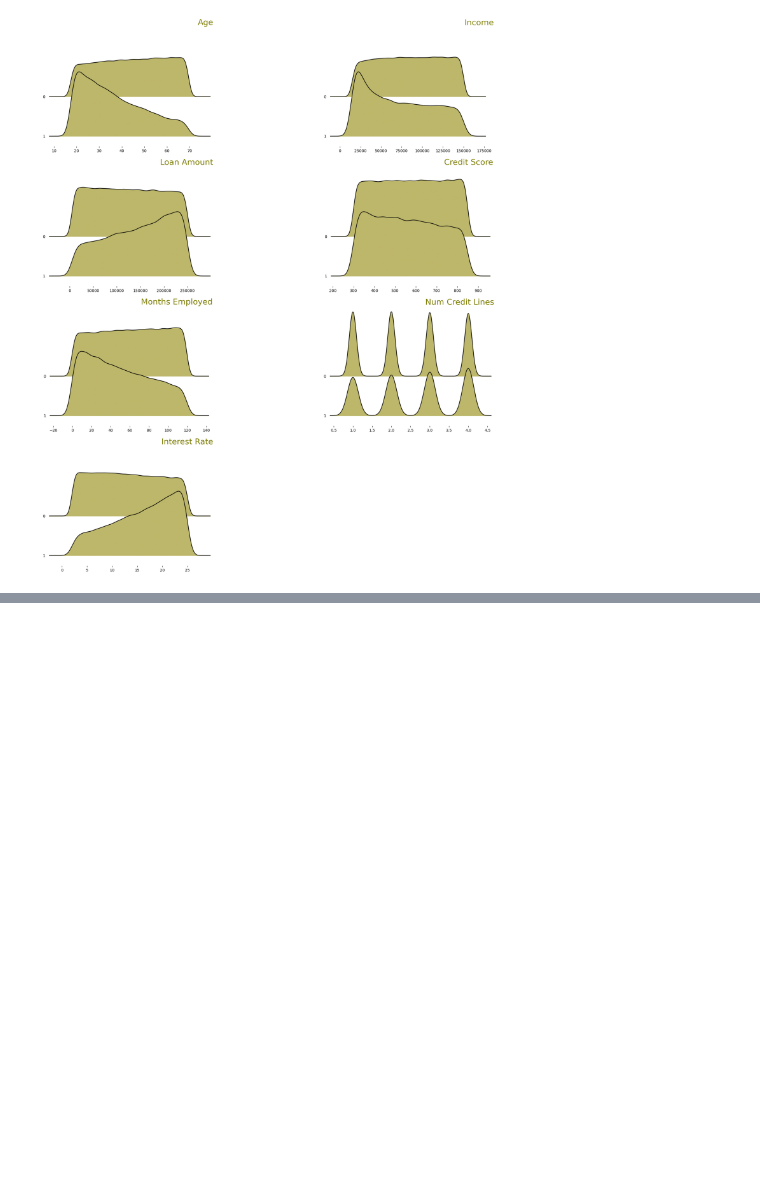
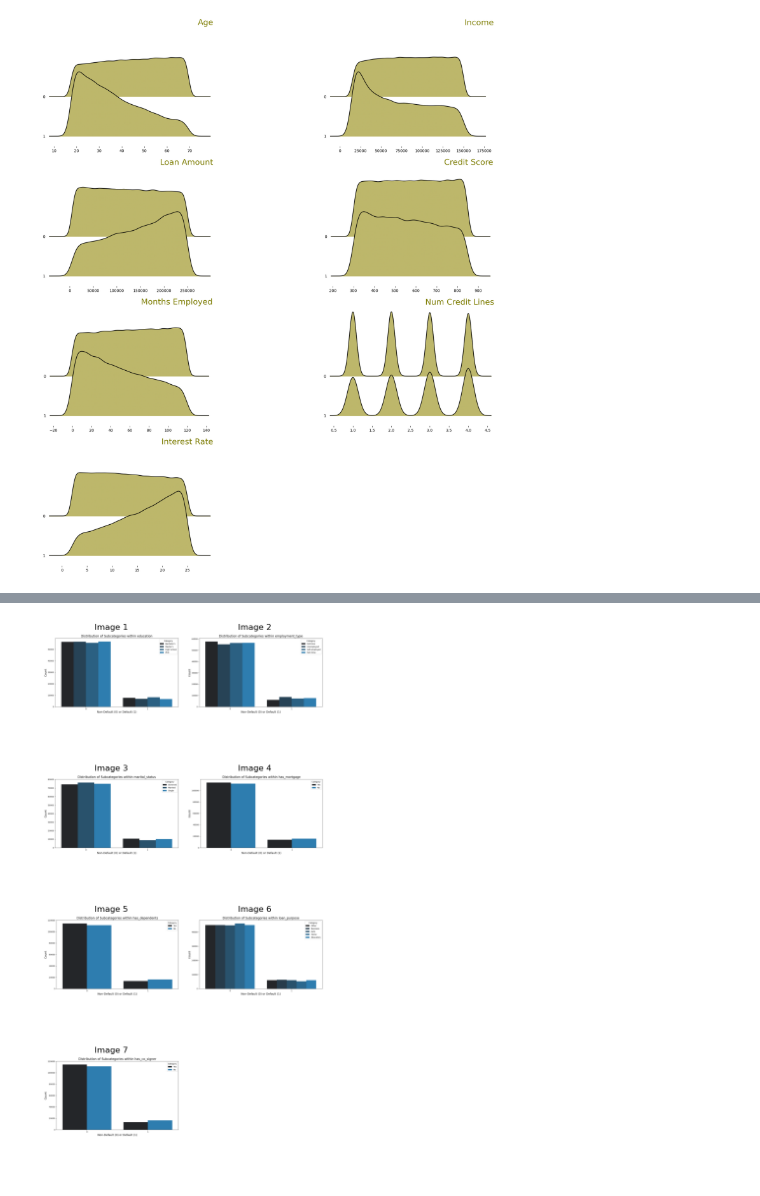
Before and after one commit to f-kuzey-edes-huyal/loan_default_prediction, a Jupyter notebook: eda_feature_engineering.ipynb, the cells around one changed output, grey strips where cells are left out. Cells and saved outputs as stored; diff of their text form; code cells hidden in the pictures; blank space fills up the shorter version.

```diff
--- a/eda_feature_engineering.ipynb
+++ b/eda_feature_engineering.ipynb
@@ -318,0 +382,26 @@ plt.show()
+# %%
+
+image_paths = ["bar_plot_education.png", "bar_plot_employment_type.png", "bar_plot_marital_status.png", "bar_plot_has_mortgage.png",
+    "bar_plot_has_dependents.png", "bar_plot_loan_purpose.png", "bar_plot_has_co_signer.png"]
+
+# Create a figure with a grid of subplots (2 rows, 4 columns) to fit 7 images
+fig, axes = plt.subplots(4, 2, figsize=(6, 12))
+axes = axes.flatten()  # Flatten to easily index axes in 1D
+
+# Loop through each image and plot it
+for i, image_path in enumerate(image_paths):
+    img = mpimg.imread(image_path)       # Read image
+    axes[i].imshow(img)                  # Display image on subplot
+    axes[i].axis('off')                  # Hide axis for a cleaner look
+    axes[i].set_title(f"Image {i+1}", fontsize=12)  # Optional: Set titles
+
+# Turn off the last (empty) subplot if there are fewer than 8 images
+if len(image_paths) < len(axes):
+    axes[len(image_paths)].axis('off')
+
+# Adjust layout and save the final plot
+plt.tight_layout()
+plt.savefig("bar_plots_combined.png", dpi=300, bbox_inches="tight")
+plt.show()
+# %% [output]
+[figure, added]
```
Also changed, not shown: parts of 4 cells of this notebook.
